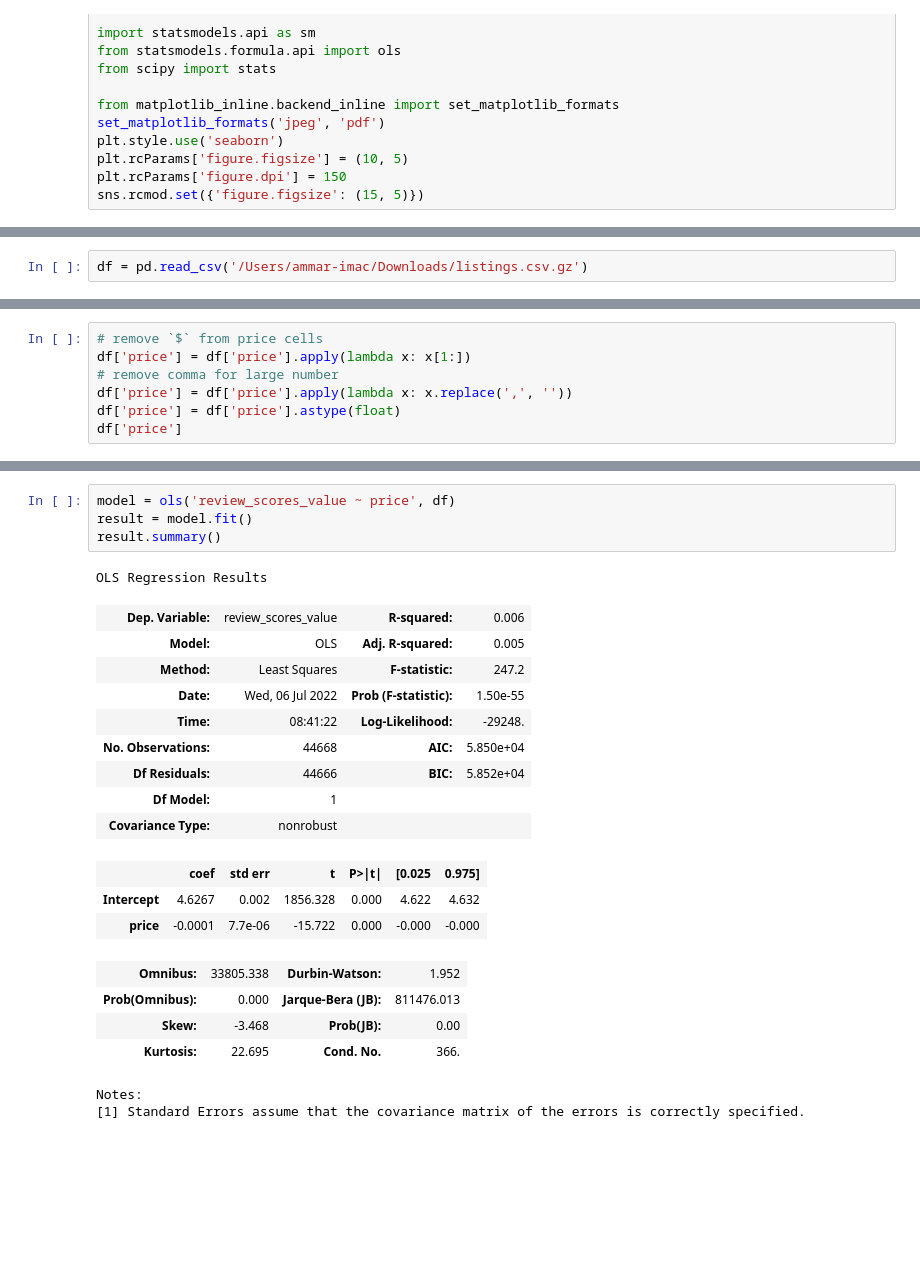
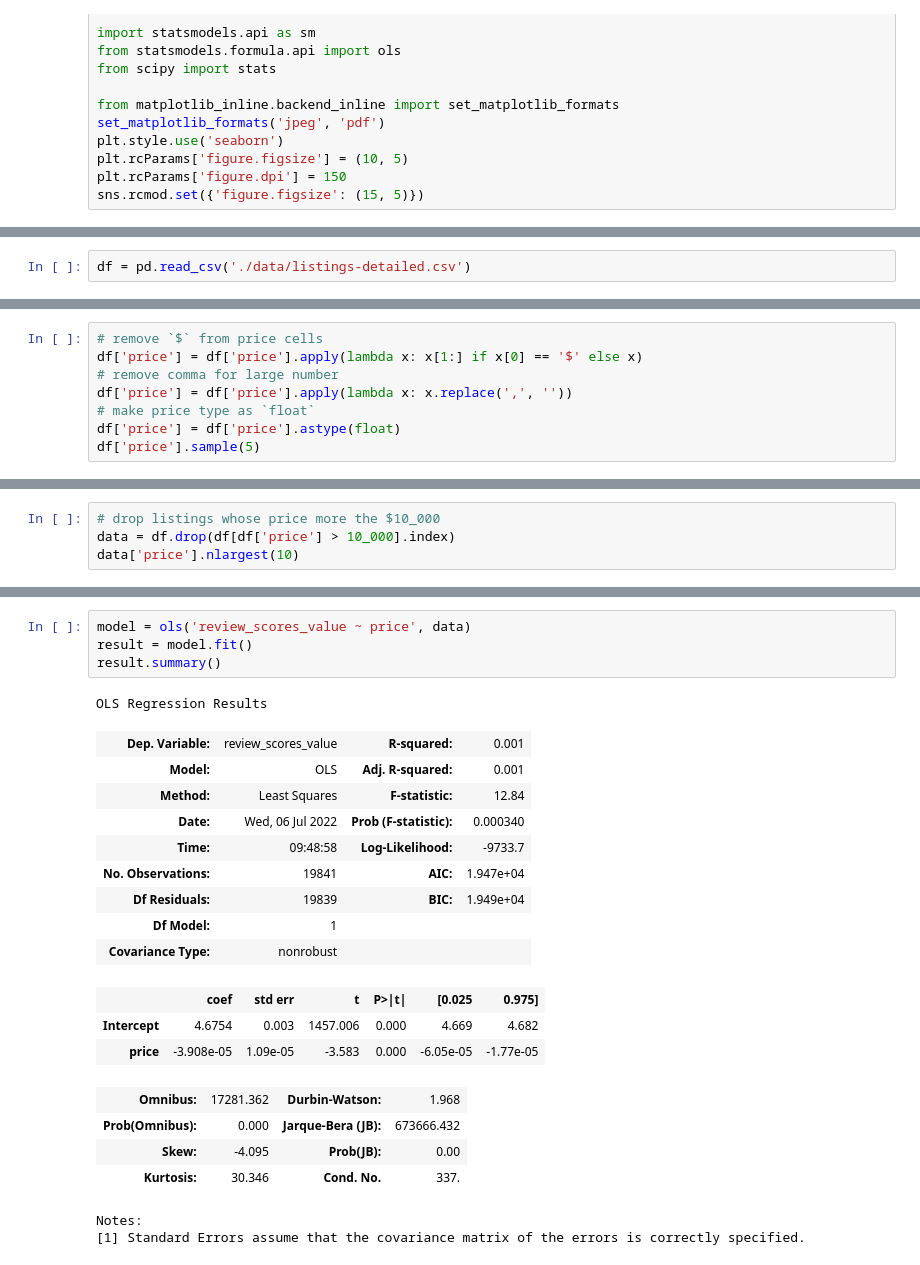
Before and after one commit to mhaln3mi/Airbnb-Rome-EDA, a Jupyter notebook: models.ipynb, the cells around one changed output, grey strips where cells are left out. Drawn from its saved outputs; the diff is of its cells as text; blank space fills up the shorter version.

```diff
--- a/models.ipynb
+++ b/models.ipynb
@@ -18,2 +20,2 @@ sns.rcmod.set({'figure.figsize': (15, 5)})
 # %%
-df = pd.read_csv('/Users/ammar-imac/Downloads/listings.csv.gz')
+df = pd.read_csv('./data/listings-detailed.csv')
@@ -20,8 +25,9 @@ df = pd.read_csv('/Users/ammar-imac/Downloads/listings.csv.gz')
 # %%
 # remove `$` from price cells
-df['price'] = df['price'].apply(lambda x: x[1:])
+df['price'] = df['price'].apply(lambda x: x[1:] if x[0] == '$' else x)
 # remove comma for large number
 df['price'] = df['price'].apply(lambda x: x.replace(',', ''))
+# make price type as `float`
 df['price'] = df['price'].astype(float)
-df['price']
+df['price'].sample(5)
 # %% [output]
@@ -78,0 +78,4 @@ def abline(slope, intercept):
+# %%
+# drop listings whose price more the $10_000
+data = df.drop(df[df['price'] > 10_000].index)
+data['price'].nlargest(10)
@@ -87,25 +102,25 @@ plt.show()
 # %%
-model = ols('review_scores_value ~ price', df)
+model = ols('review_scores_value ~ price', data)
 result = model.fit()
 result.summary()
 # %% [output]
 OLS Regression Results
-| Dep. Variable: | review_scores_value | R-squared: | 0.006 |
-| Model: | OLS | Adj. R-squared: | 0.005 |
-| Method: | Least Squares | F-statistic: | 247.2 |
-| Date: | Wed, 06 Jul 2022 | Prob (F-statistic): | 1.50e-55 |
-| Time: | 08:41:22 | Log-Likelihood: | -29248. |
-| No. Observations: | 44668 | AIC: | 5.850e+04 |
-| Df Residuals: | 44666 | BIC: | 5.852e+04 |
+| Dep. Variable: | review_scores_value | R-squared: | 0.001 |
+| Model: | OLS | Adj. R-squared: | 0.001 |
+| Method: | Least Squares | F-statistic: | 12.84 |
+| Date: | Wed, 06 Jul 2022 | Prob (F-statistic): | 0.000340 |
+| Time: | 09:48:58 | Log-Likelihood: | -9733.7 |
+| No. Observations: | 19841 | AIC: | 1.947e+04 |
+| Df Residuals: | 19839 | BIC: | 1.949e+04 |
 | Df Model: | 1 |  |  |
 | Covariance Type: | nonrobust |  |  |
 |  | coef | std err | t | P>|t| | [0.025 | 0.975] |
-| Intercept | 4.6267 | 0.002 | 1856.328 | 0.000 | 4.622 | 4.632 |
-| price | -0.0001 | 7.7e-06 | -15.722 | 0.000 | -0.000 | -0.000 |
+| Intercept | 4.6754 | 0.003 | 1457.006 | 0.000 | 4.669 | 4.682 |
+| price | -3.908e-05 | 1.09e-05 | -3.583 | 0.000 | -6.05e-05 | -1.77e-05 |
-| Omnibus: | 33805.338 | Durbin-Watson: | 1.952 |
-| Prob(Omnibus): | 0.000 | Jarque-Bera (JB): | 811476.013 |
-| Skew: | -3.468 | Prob(JB): | 0.00 |
-| Kurtosis: | 22.695 | Cond. No. | 366. |
+| Omnibus: | 17281.362 | Durbin-Watson: | 1.968 |
+| Prob(Omnibus): | 0.000 | Jarque-Bera (JB): | 673666.432 |
+| Skew: | -4.095 | Prob(JB): | 0.00 |
+| Kurtosis: | 30.346 | Cond. No. | 337. |
 Notes:
 [1] Standard Errors assume that the covariance matrix of the errors is correctly specified.
 # %%
```
Also changed, not shown: parts of 20 cells of this notebook.
